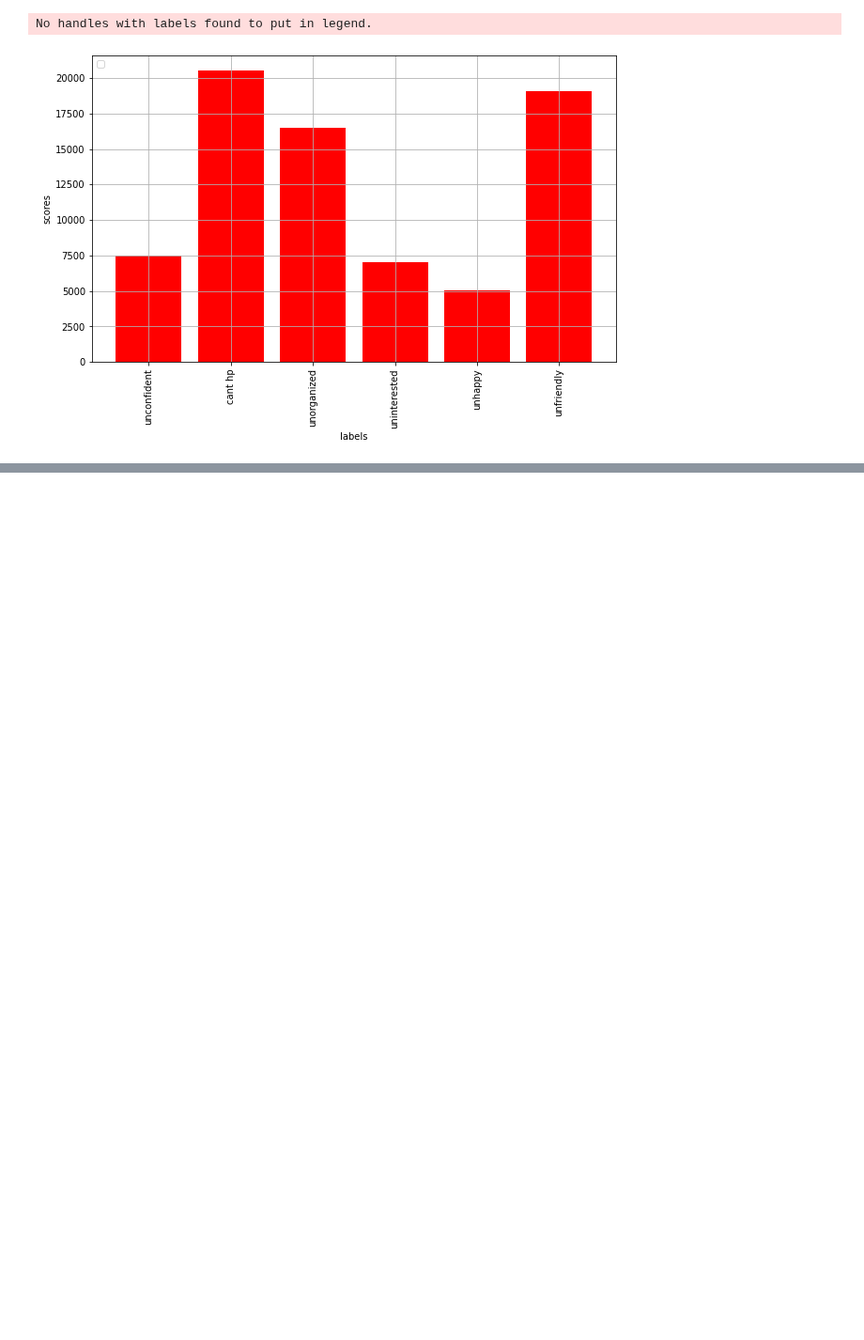
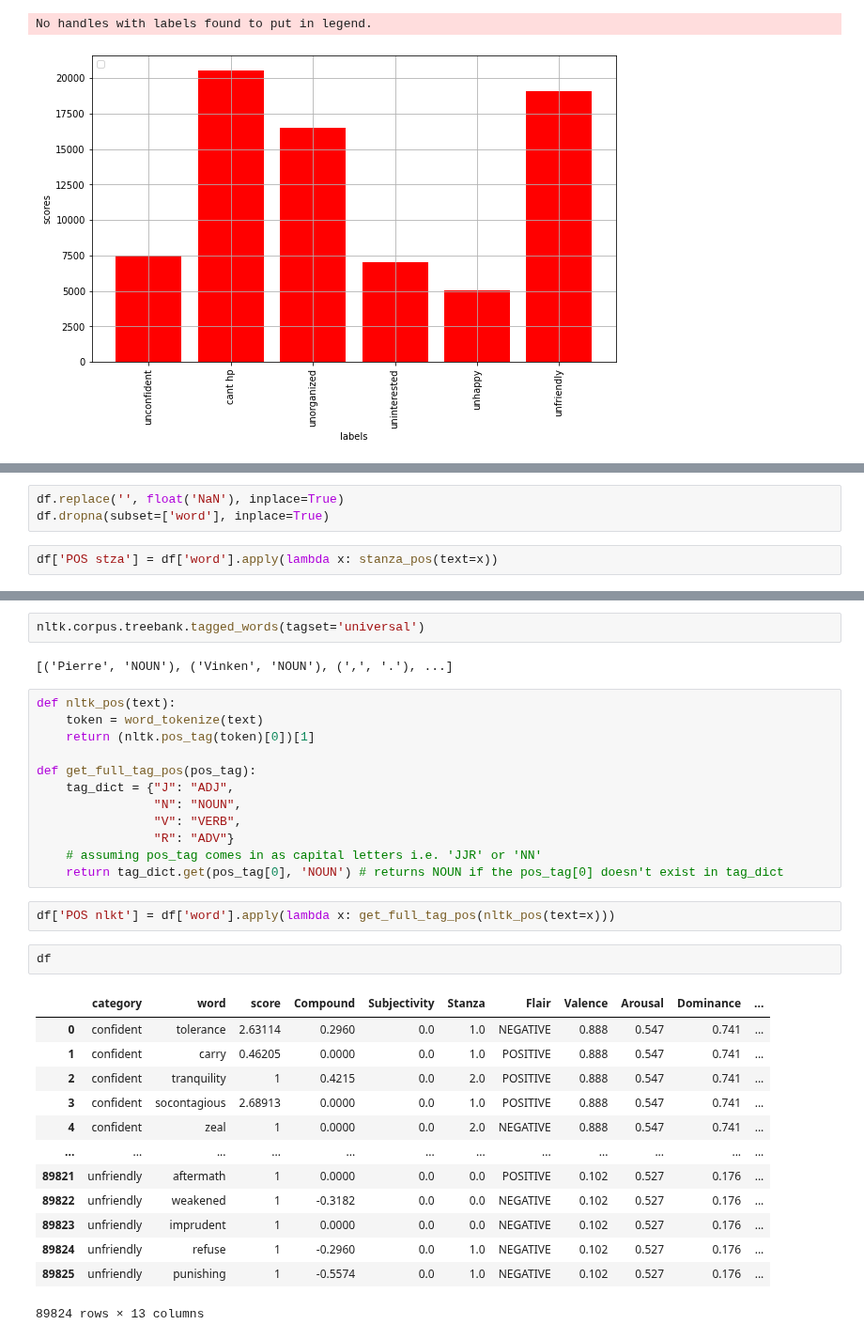
Before and after one commit to aascode/sentiment-analysis-2, a Jupyter notebook: processing/preprocessing.ipynb, the cells around one changed output, grey strips where cells are left out. Shown at 94% size. Cells and saved outputs as stored; diff of their text form; blank space fills up the shorter version.

Commit message:
POS column added: stanza & nltk

```diff
--- a/processing/preprocessing.ipynb
+++ b/processing/preprocessing.ipynb
@@ -658,0 +662,5 @@ No handles with labels found to put in legend.
+# %%
+df.replace('', float('NaN'), inplace=True)
+df.dropna(subset=['word'], inplace=True)
+# %%
+df['POS stza'] = df['word'].apply(lambda x: stanza_pos(text=x))
@@ -658,0 +684,34 @@ No handles with labels found to put in legend.
+# %%
+nltk.corpus.treebank.tagged_words(tagset='universal')
+# %% [output]
+[('Pierre', 'NOUN'), ('Vinken', 'NOUN'), (',', '.'), ...]
+# %%
+def nltk_pos(text):
+    token = word_tokenize(text)
+    return (nltk.pos_tag(token)[0])[1]
+
+def get_full_tag_pos(pos_tag):
+    tag_dict = {"J": "ADJ",
+                "N": "NOUN",
+                "V": "VERB",
+                "R": "ADV"}
+    # assuming pos_tag comes in as capital letters i.e. 'JJR' or 'NN'
+    return tag_dict.get(pos_tag[0], 'NOUN') # returns NOUN if the pos_tag[0] doesn't exist in tag_dict
+# %%
+df['POS nlkt'] = df['word'].apply(lambda x: get_full_tag_pos(nltk_pos(text=x)))
+# %%
+df
+# %% [output]
+|  | category | word | score | Compound | Subjectivity | Stanza | Flair | Valence | Arousal | Dominance | ... |
+| 0 | confident | tolerance | 2.63114 | 0.2960 | 0.0 | 1.0 | NEGATIVE | 0.888 | 0.547 | 0.741 | ... |
+| 1 | confident | carry | 0.46205 | 0.0000 | 0.0 | 1.0 | POSITIVE | 0.888 | 0.547 | 0.741 | ... |
+| 2 | confident | tranquility | 1 | 0.4215 | 0.0 | 2.0 | POSITIVE | 0.888 | 0.547 | 0.741 | ... |
+| 3 | confident | socontagious | 2.68913 | 0.0000 | 0.0 | 1.0 | POSITIVE | 0.888 | 0.547 | 0.741 | ... |
+| 4 | confident | zeal | 1 | 0.0000 | 0.0 | 2.0 | NEGATIVE | 0.888 | 0.547 | 0.741 | ... |
+| ... | ... | ... | ... | ... | ... | ... | ... | ... | ... | ... | ... |
+| 89821 | unfriendly | aftermath | 1 | 0.0000 | 0.0 | 0.0 | POSITIVE | 0.102 | 0.527 | 0.176 | ... |
+| 89822 | unfriendly | weakened | 1 | -0.3182 | 0.0 | 0.0 | NEGATIVE | 0.102 | 0.527 | 0.176 | ... |
+| 89823 | unfriendly | imprudent | 1 | 0.0000 | 0.0 | 0.0 | NEGATIVE | 0.102 | 0.527 | 0.176 | ... |
+| 89824 | unfriendly | refuse | 1 | -0.2960 | 0.0 | 1.0 | NEGATIVE | 0.102 | 0.527 | 0.176 | ... |
+| 89825 | unfriendly | punishing | 1 | -0.5574 | 0.0 | 1.0 | NEGATIVE | 0.102 | 0.527 | 0.176 | ... |
+89824 rows × 13 columns
```
Also changed, not shown: parts of 15 cells of this notebook, 1 other file.
